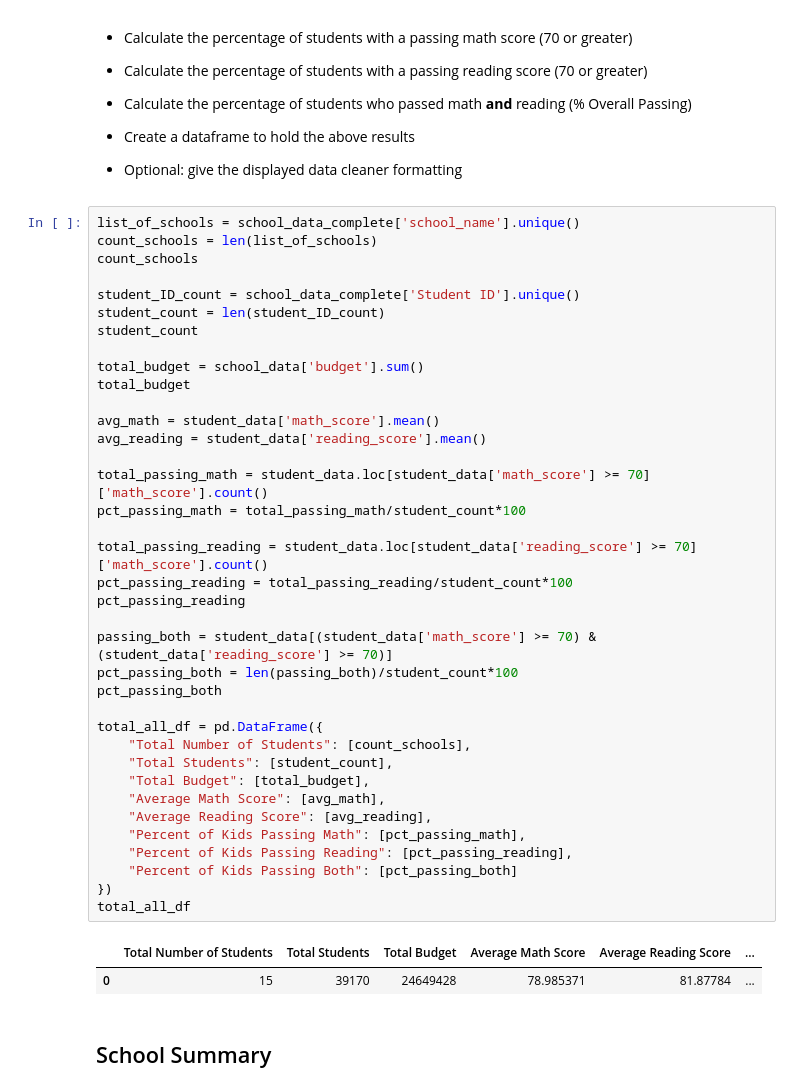
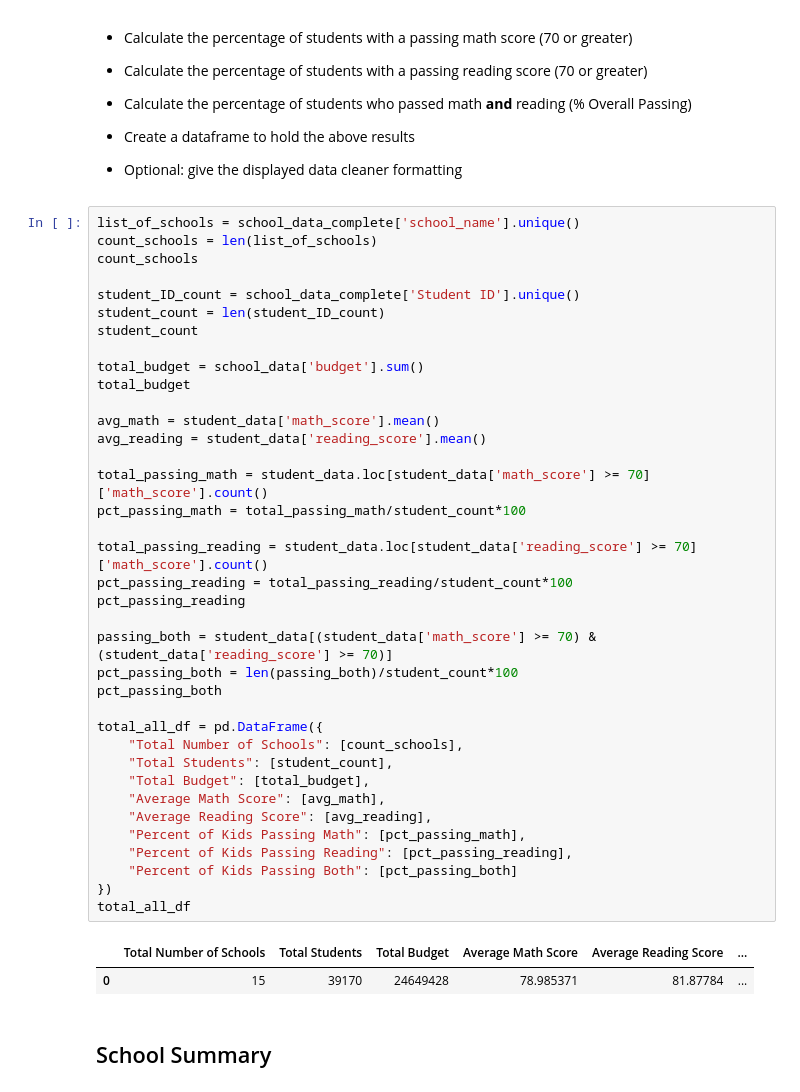
Before and after one commit to brettmw92/pandas-challenge, a Jupyter notebook: PyCitySchools/PyCitySchools_starter.ipynb, the cells around one changed output. Saved outputs shown, nothing was run; the diff lists cells and outputs as text.

```diff
--- a/PyCitySchools/PyCitySchools_starter.ipynb
+++ b/PyCitySchools/PyCitySchools_starter.ipynb
@@ -64,35 +64,35 @@ student_count = len(student_ID_count)
 student_count
 
 total_budget = school_data['budget'].sum()
 total_budget
 
 avg_math = student_data['math_score'].mean()
 avg_reading = student_data['reading_score'].mean()
 
 total_passing_math = student_data.loc[student_data['math_score'] >= 70]['math_score'].count()
 pct_passing_math = total_passing_math/student_count*100
 
 total_passing_reading = student_data.loc[student_data['reading_score'] >= 70]['math_score'].count()
 pct_passing_reading = total_passing_reading/student_count*100
 pct_passing_reading
 
 passing_both = student_data[(student_data['math_score'] >= 70) & (student_data['reading_score'] >= 70)]
 pct_passing_both = len(passing_both)/student_count*100
 pct_passing_both
 
 total_all_df = pd.DataFrame({
-    "Total Number of Students": [count_schools],
+    "Total Number of Schools": [count_schools],
     "Total Students": [student_count],
     "Total Budget": [total_budget],
     "Average Math Score": [avg_math],
     "Average Reading Score": [avg_reading],
     "Percent of Kids Passing Math": [pct_passing_math],
     "Percent of Kids Passing Reading": [pct_passing_reading],
     "Percent of Kids Passing Both": [pct_passing_both]
 })
 total_all_df
 # %% [output]
-|  | Total Number of Students | Total Students | Total Budget | Average Math Score | Average Reading Score | ... |
+|  | Total Number of Schools | Total Students | Total Budget | Average Math Score | Average Reading Score | ... |
 | 0 | 15 | 39170 | 24649428 | 78.985371 | 81.87784 | ... |
 # %% [markdown]
 ## School Summary
```
Also changed, not shown: parts of 3 cells of this notebook.
